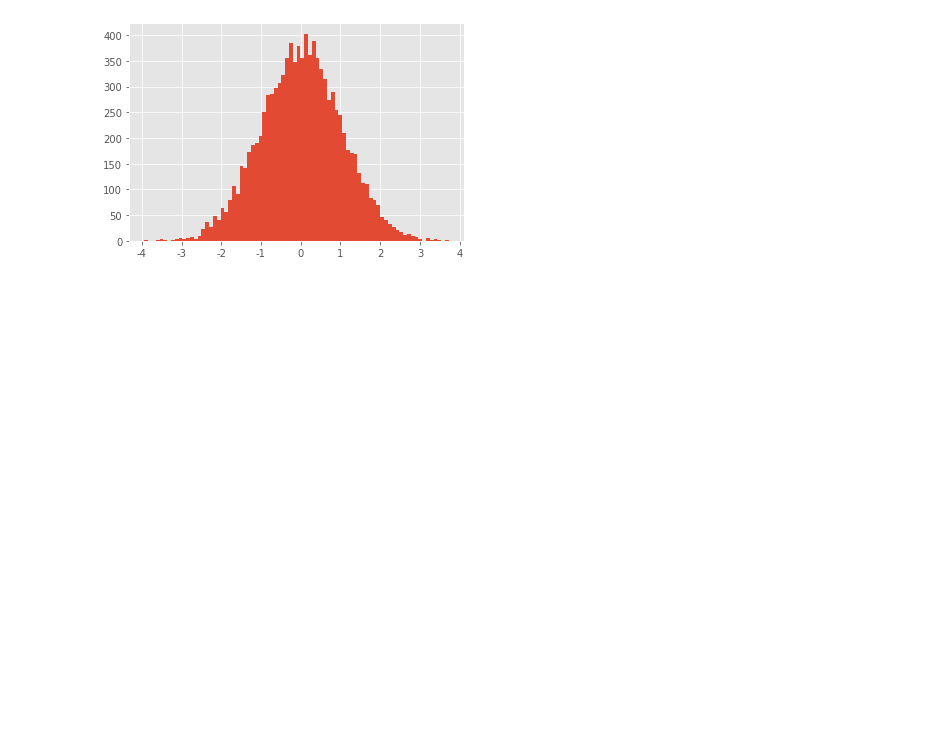
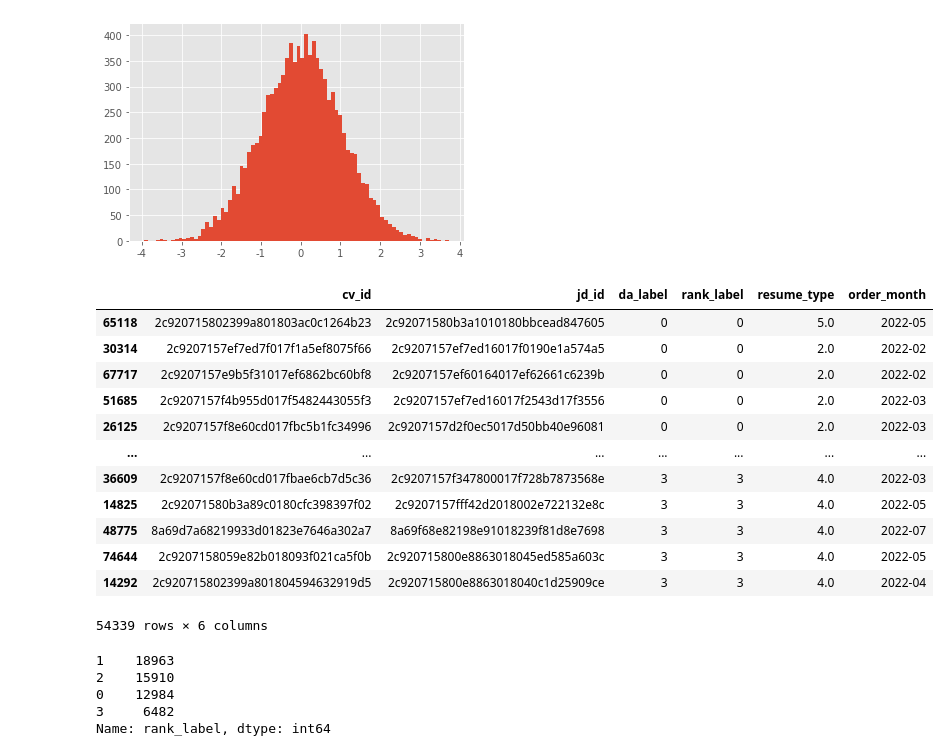
Before and after one commit to slowisfast2030/generalization, a Jupyter notebook: thu_model_train.ipynb, the cells around one changed output. Saved outputs shown, nothing was run; the diff lists cells and outputs as text; code cells hidden in the pictures; blank space fills up the shorter version.

```diff
--- a/thu_model_train.ipynb
+++ b/thu_model_train.ipynb
@@ -1066,3 +1066,28 @@ plt.show()
 # %% [output]
 AttributeError: 'Rectangle' object has no property 'normed'
 [figure]
+# %%
+train_filter = pd.read_pickle('../generalization_data/cvjd_train_filter_54339.pkl')
+train_filter
+# %% [output]
+|  | cv_id | jd_id | da_label | rank_label | resume_type | order_month |
+| 65118 | 2c920715802399a801803ac0c1264b23 | 2c92071580b3a1010180bbcead847605 | 0 | 0 | 5.0 | 2022-05 |
+| 30314 | 2c9207157ef7ed7f017f1a5ef8075f66 | 2c9207157ef7ed16017f0190e1a574a5 | 0 | 0 | 2.0 | 2022-02 |
+| 67717 | 2c9207157e9b5f31017ef6862bc60bf8 | 2c9207157ef60164017ef62661c6239b | 0 | 0 | 2.0 | 2022-02 |
+| 51685 | 2c9207157f4b955d017f5482443055f3 | 2c9207157ef7ed16017f2543d17f3556 | 0 | 0 | 2.0 | 2022-03 |
+| 26125 | 2c9207157f8e60cd017fbc5b1fc34996 | 2c9207157d2f0ec5017d50bb40e96081 | 0 | 0 | 2.0 | 2022-03 |
+| ... | ... | ... | ... | ... | ... | ... |
+| 36609 | 2c9207157f8e60cd017fbae6cb7d5c36 | 2c9207157f347800017f728b7873568e | 3 | 3 | 4.0 | 2022-03 |
+| 14825 | 2c92071580b3a89c0180cfc398397f02 | 2c9207157fff42d2018002e722132e8c | 3 | 3 | 4.0 | 2022-05 |
+| 48775 | 8a69d7a68219933d01823e7646a302a7 | 8a69f68e82198e91018239f81d8e7698 | 3 | 3 | 4.0 | 2022-07 |
+| 74644 | 2c9207158059e82b018093f021ca5f0b | 2c920715800e8863018045ed585a603c | 3 | 3 | 4.0 | 2022-05 |
+| 14292 | 2c920715802399a801804594632919d5 | 2c920715800e8863018040c1d25909ce | 3 | 3 | 4.0 | 2022-04 |
+54339 rows × 6 columns
+# %%
+train_filter['rank_label'].value_counts()
+# %% [output]
+1    18963
+2    15910
+0    12984
+3     6482
+Name: rank_label, dtype: int64
```
Also changed, not shown: parts of 2 cells of this notebook.
